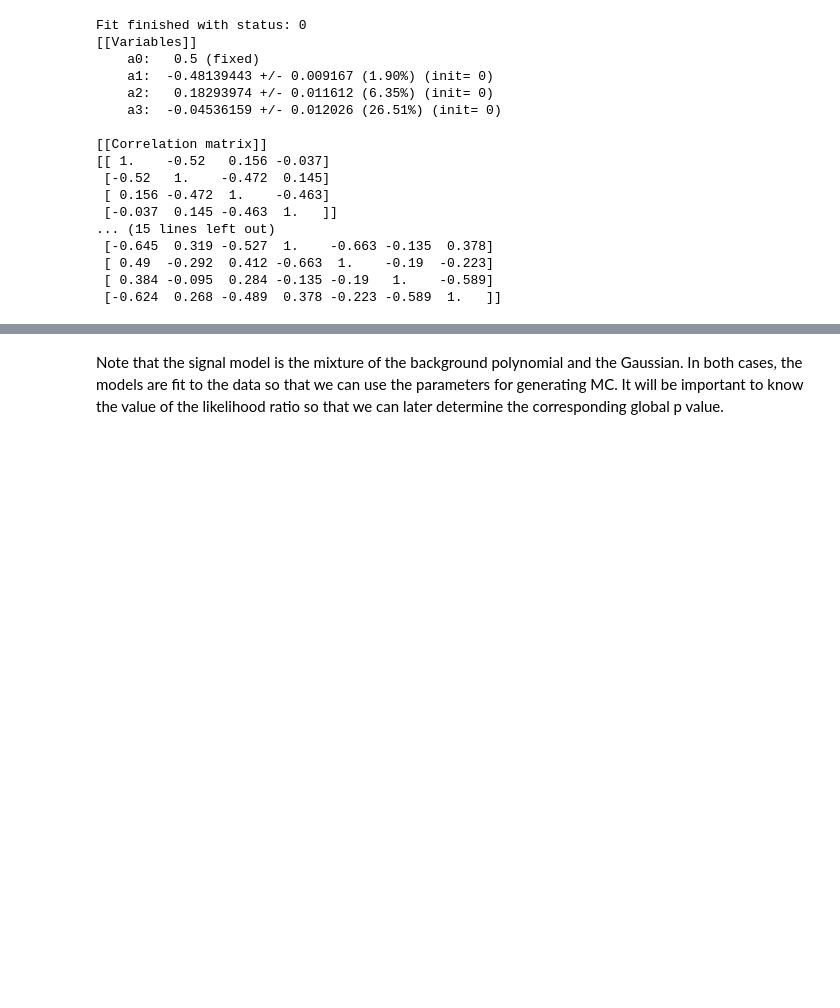
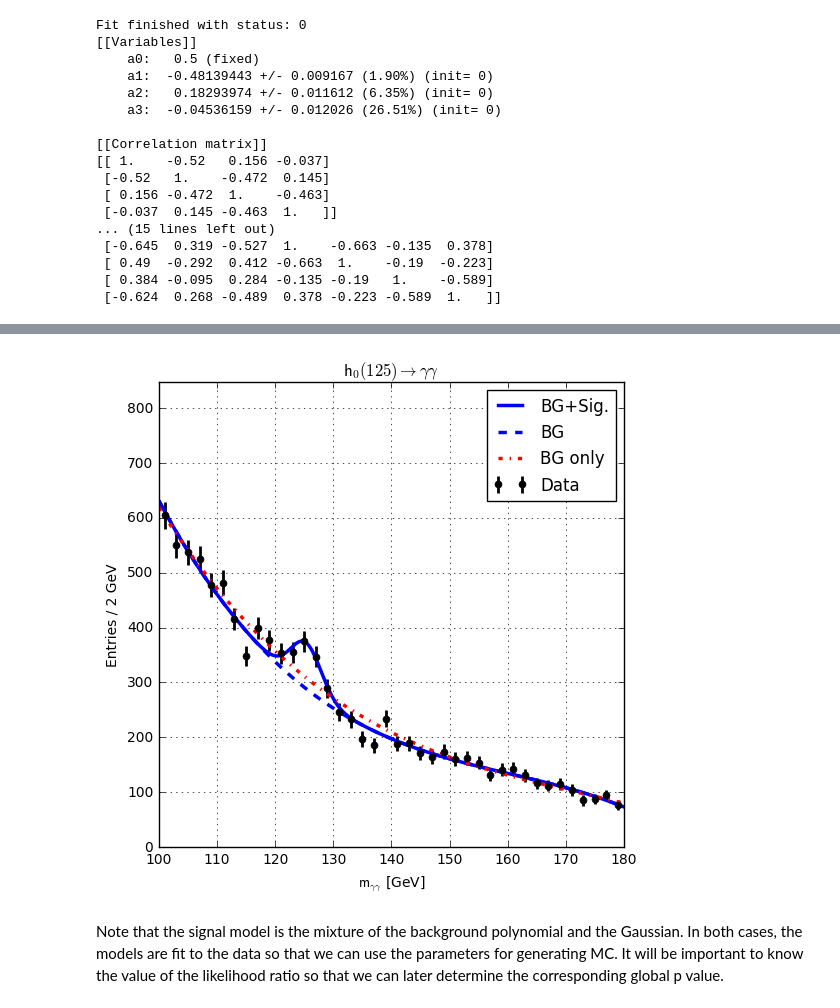
Before and after one commit to naodell/nllfit, a Jupyter notebook: examples/gross_vitells_higgs.ipynb, the cells around one changed output, grey strips where cells are left out. Drawn from its saved outputs; the diff is of its cells as text; code cells hidden in the pictures; blank space fills up the shorter version.

```diff
--- a/examples/gross_vitells_higgs.ipynb
+++ b/examples/gross_vitells_higgs.ipynb
@@ -152,5 +152,5 @@ Fit finished with status: 0
  [ 0.384 -0.095  0.284 -0.135 -0.19   1.    -0.589]
  [-0.624  0.268 -0.489  0.378 -0.223 -0.589  1.   ]]
 # %%
-ft.fit_plot_1D(data, sig_model, bg_model, xlimits, nbins=40, suffix='hgg')
+ft.fit_plot_1D(data_hgg, sig_model, bg_model, xlimits, nbins=40, suffix='hgg')
 # %% [output]
@@ -161,3 +157,4 @@ ft.fit_plot_1D(data, sig_model, bg_model, xlimits, nbins=40, suffix='hgg')
+[figure, added]
 # %% [markdown]
 Note that the signal model is the mixture of the background polynomial and the Gaussian.  In both cases, the models are fit to the data so that we can use the parameters for generating MC.  It will be important to know the value of the likelihood ratio so that we can later determine the corresponding global p value.
 # %%
```
Also changed, not shown: parts of 14 cells of this notebook.
